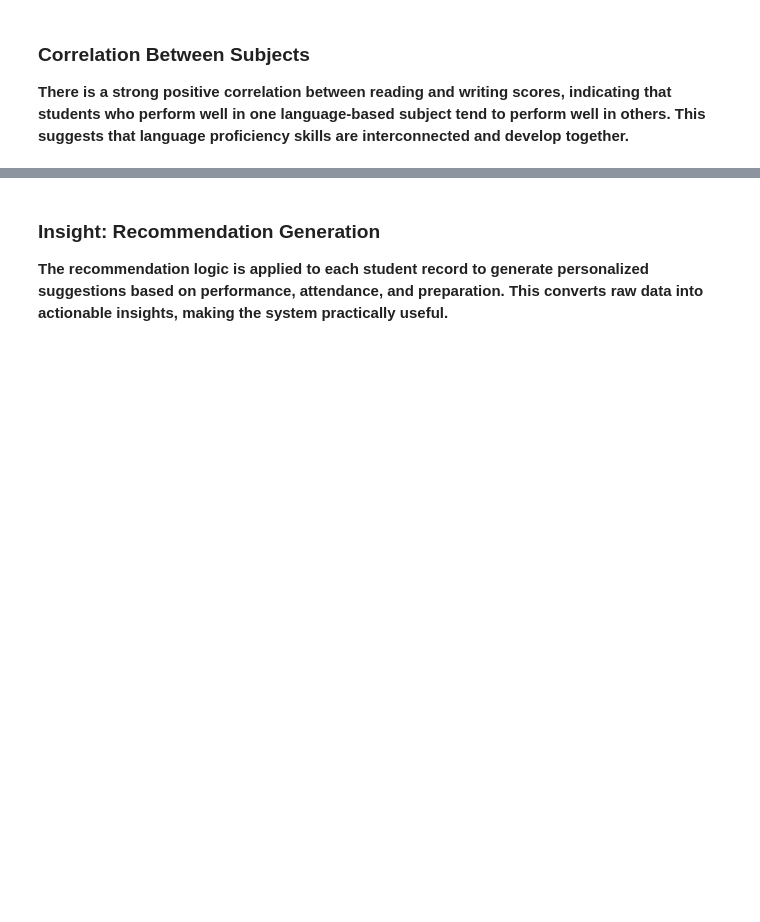
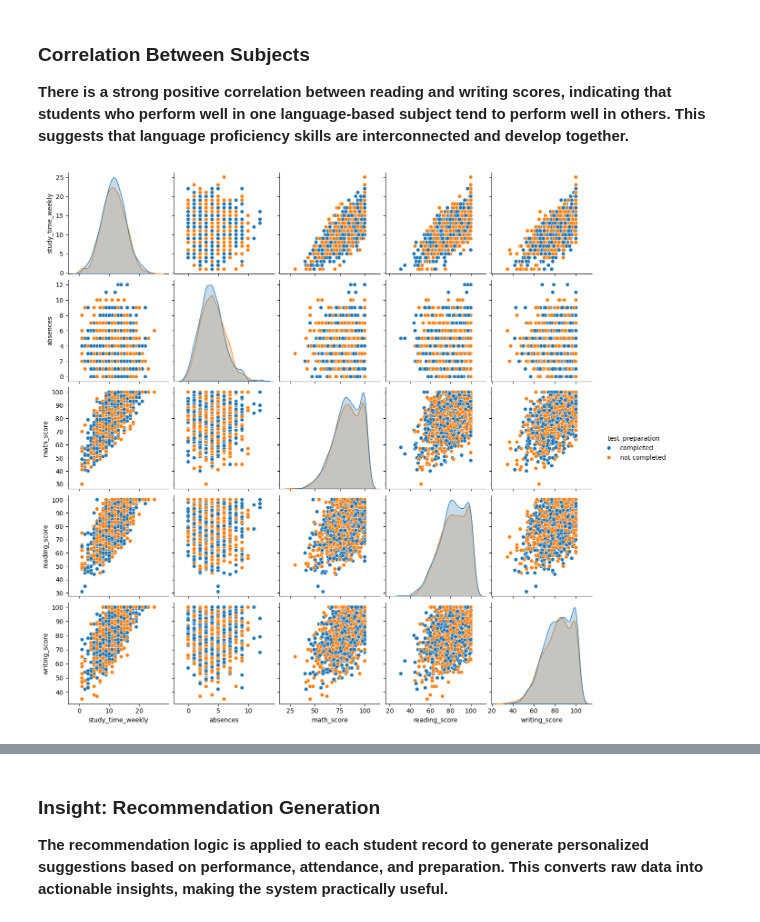
Before and after one commit to Syed123-az/AI-Learning-Navigator, a Jupyter notebook: eda.ipynb, the cells around one changed output, grey strips where cells are left out. Cells and saved outputs as stored; diff of their text form; code cells hidden in the pictures; blank space fills up the shorter version.

```diff
--- a/eda.ipynb
+++ b/eda.ipynb
@@ -80,3 +96,12 @@ plt.show()
 ### **Correlation Between Subjects**
 
 **There is a strong positive correlation between reading and writing scores, indicating that students who perform well in one language-based subject tend to perform well in others. This suggests that language proficiency skills are interconnected and develop together.**
+# %%
+sns.pairplot(
+    df,
+    vars=["study_time_weekly", "absences", "math_score", "reading_score", "writing_score"],
+    hue="test_preparation"
+)
+plt.show()
+# %% [output]
+[figure, added]
```
Also changed, not shown: parts of 28 cells of this notebook.
